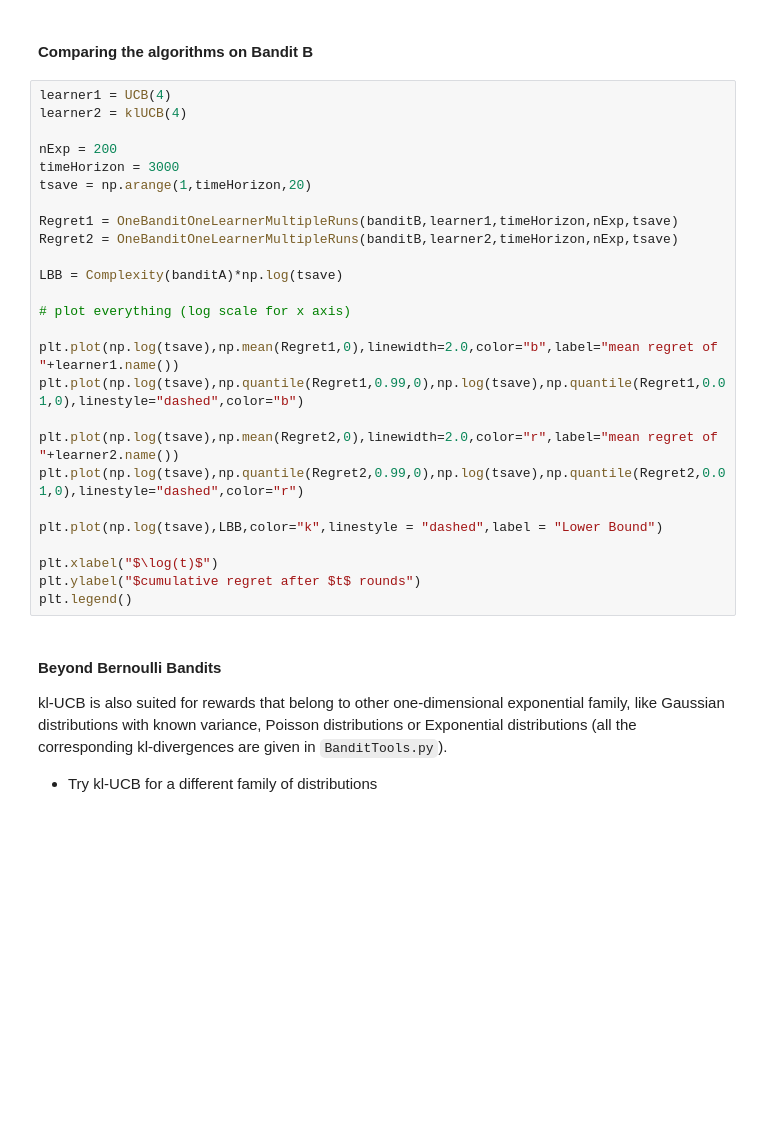
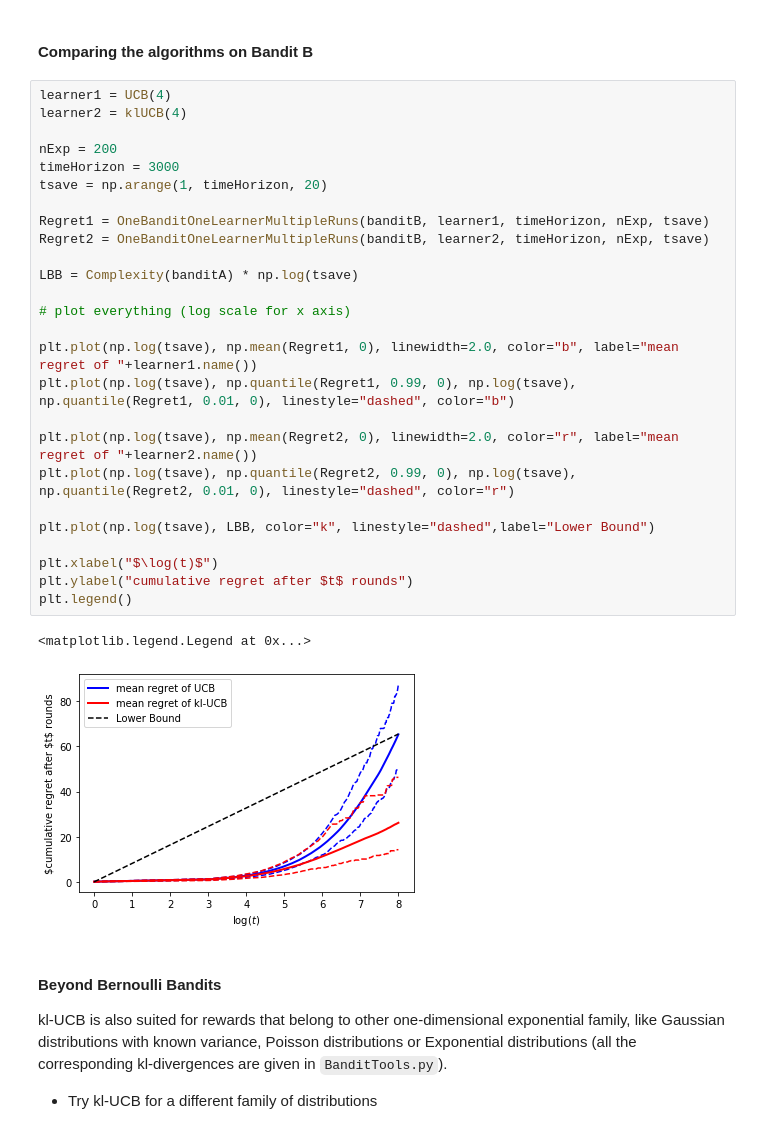
Before and after one commit to xuedong/machine-learning-summer-schools, a Jupyter notebook: tp_bandits/RLSS_Bandits_correction.ipynb, the cells around one changed output. Cells and saved outputs as stored; diff of their text form; blank space fills up the shorter version.

```diff
--- a/tp_bandits/RLSS_Bandits_correction.ipynb
+++ b/tp_bandits/RLSS_Bandits_correction.ipynb
@@ -539,29 +581,32 @@ The regret obtained by the two algorithms is quite comparable.
 # %%
 learner1 = UCB(4)
 learner2 = klUCB(4)
 
 nExp = 200
 timeHorizon = 3000
-tsave = np.arange(1,timeHorizon,20)
+tsave = np.arange(1, timeHorizon, 20)
 
-Regret1 = OneBanditOneLearnerMultipleRuns(banditB,learner1,timeHorizon,nExp,tsave)
-Regret2 = OneBanditOneLearnerMultipleRuns(banditB,learner2,timeHorizon,nExp,tsave)
+Regret1 = OneBanditOneLearnerMultipleRuns(banditB, learner1, timeHorizon, nExp, tsave)
+Regret2 = OneBanditOneLearnerMultipleRuns(banditB, learner2, timeHorizon, nExp, tsave)
 
-LBB = Complexity(banditA)*np.log(tsave)
+LBB = Complexity(banditA) * np.log(tsave)
 
 # plot everything (log scale for x axis)
 
-plt.plot(np.log(tsave),np.mean(Regret1,0),linewidth=2.0,color="b",label="mean regret of "+learner1.name())
-plt.plot(np.log(tsave),np.quantile(Regret1,0.99,0),np.log(tsave),np.quantile(Regret1,0.01,0),linestyle="dashed",color="b")
+plt.plot(np.log(tsave), np.mean(Regret1, 0), linewidth=2.0, color="b", label="mean regret of "+learner1.name())
+plt.plot(np.log(tsave), np.quantile(Regret1, 0.99, 0), np.log(tsave), np.quantile(Regret1, 0.01, 0), linestyle="dashed", color="b")
 
-plt.plot(np.log(tsave),np.mean(Regret2,0),linewidth=2.0,color="r",label="mean regret of "+learner2.name())
-plt.plot(np.log(tsave),np.quantile(Regret2,0.99,0),np.log(tsave),np.quantile(Regret2,0.01,0),linestyle="dashed",color="r")
+plt.plot(np.log(tsave), np.mean(Regret2, 0), linewidth=2.0, color="r", label="mean regret of "+learner2.name())
+plt.plot(np.log(tsave), np.quantile(Regret2, 0.99, 0), np.log(tsave), np.quantile(Regret2, 0.01, 0), linestyle="dashed", color="r")
 
-plt.plot(np.log(tsave),LBB,color="k",linestyle = "dashed",label = "Lower Bound")
+plt.plot(np.log(tsave), LBB, color="k", linestyle="dashed",label="Lower Bound")
 
 plt.xlabel("$\log(t)$")
-plt.ylabel("$cumulative regret after $t$ rounds")
+plt.ylabel("cumulative regret after $t$ rounds")
 plt.legend()
+# %% [output]
+<matplotlib.legend.Legend at 0x...>
+[figure, added]
 # %% [markdown]
 #### Beyond Bernoulli Bandits
 
```
Also changed, not shown: parts of 29 cells of this notebook.
